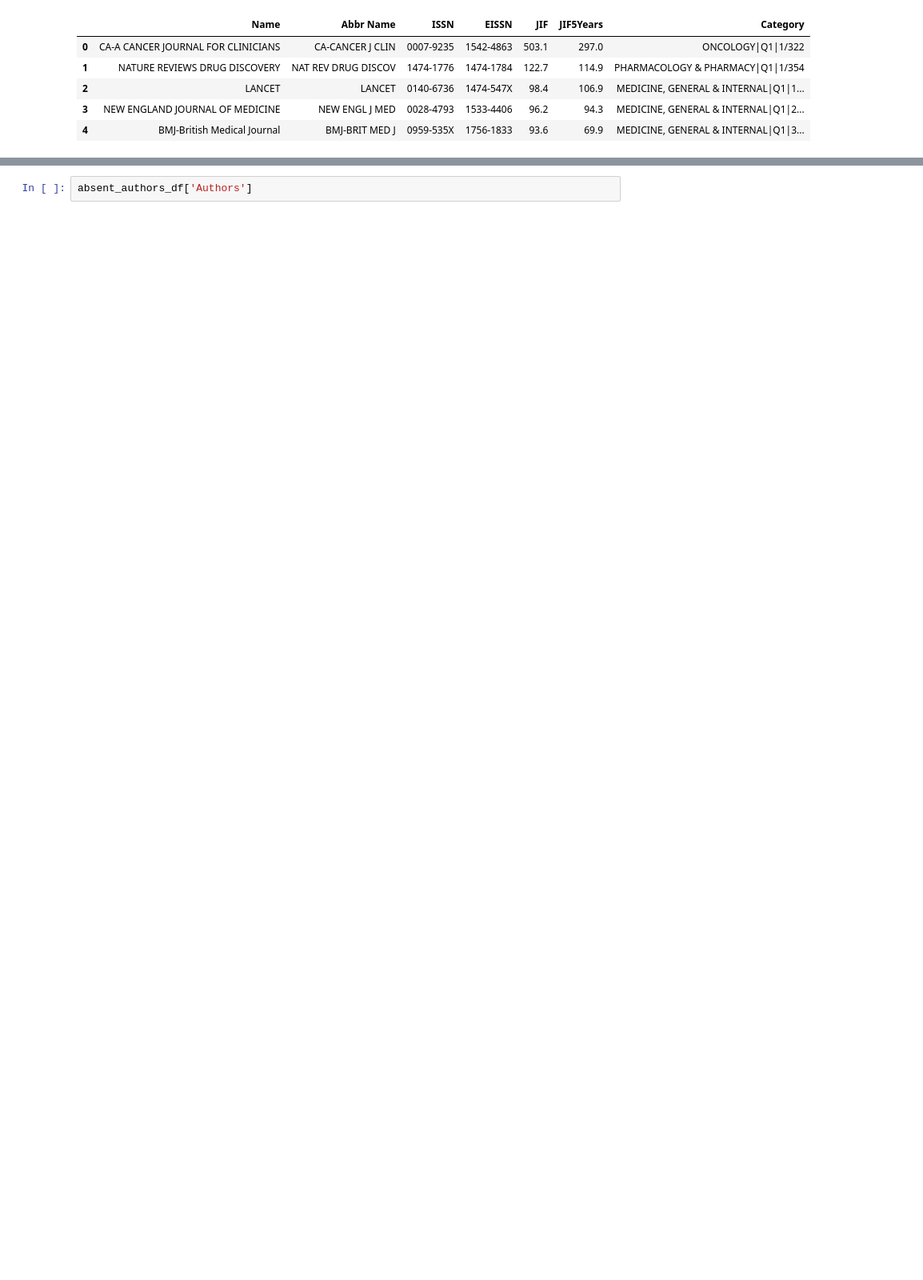
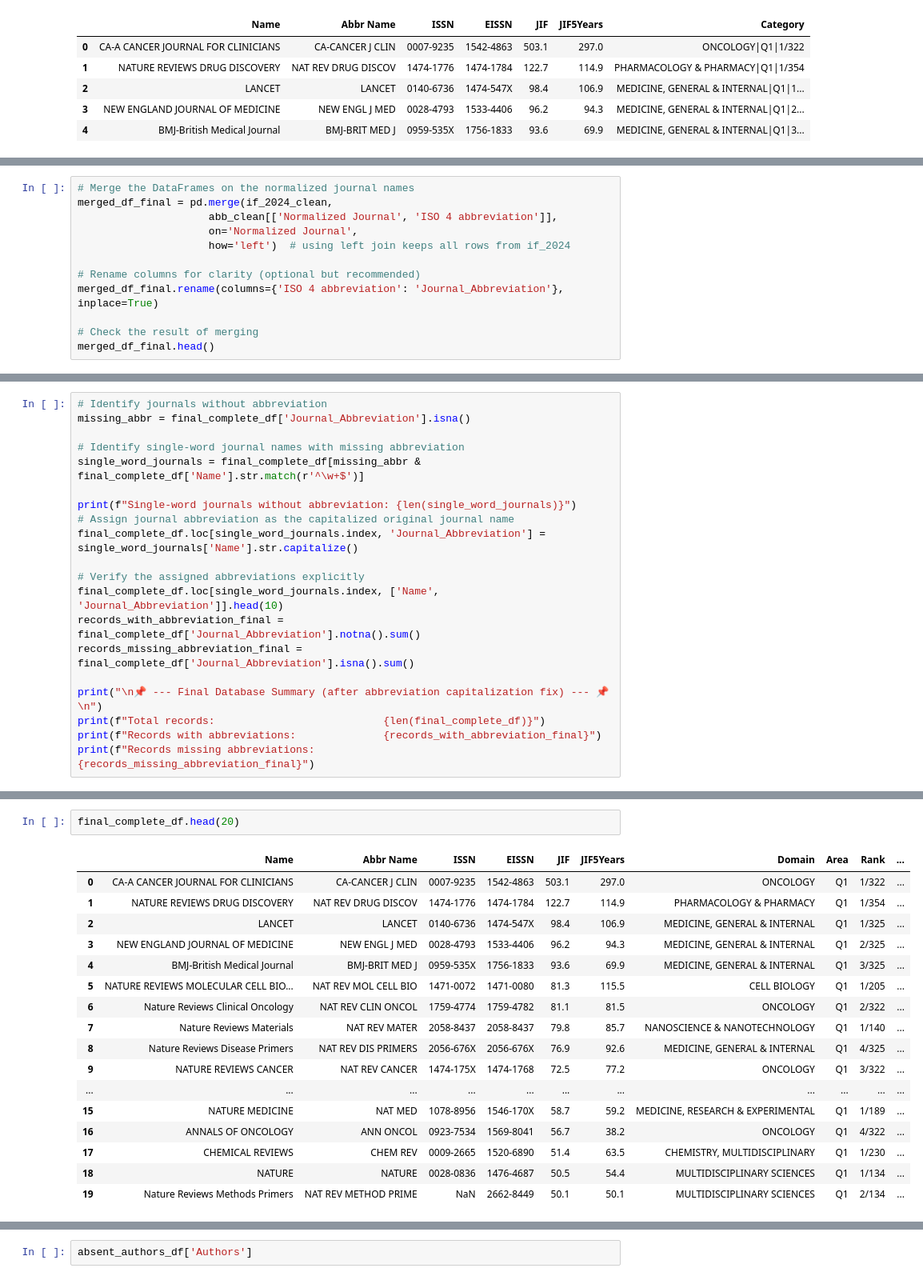
Before and after one commit to Parakhonskiy/publication-analysis, a Jupyter notebook: notebooks/Journal_database.ipynb, the cells around one changed output, grey strips where cells are left out. Shown: that part at 80% size. Cells and saved outputs as stored; diff of their text form; blank space fills up the shorter version.

```diff
--- a/notebooks/Journal_database.ipynb
+++ b/notebooks/Journal_database.ipynb
@@ -214,0 +218,12 @@ Name: Title, Length: 109, dtype: object
+# %%
+# Merge the DataFrames on the normalized journal names
+merged_df_final = pd.merge(if_2024_clean,
+                     abb_clean[['Normalized Journal', 'ISO 4 abbreviation']],
+                     on='Normalized Journal',
+                     how='left')  # using left join keeps all rows from if_2024
+
+# Rename columns for clarity (optional but recommended)
+merged_df_final.rename(columns={'ISO 4 abbreviation': 'Journal_Abbreviation'}, inplace=True)
+
+# Check the result of merging
+merged_df_final.head()
@@ -214,0 +363,20 @@ Name: Title, Length: 109, dtype: object
+# %%
+# Identify journals without abbreviation
+missing_abbr = final_complete_df['Journal_Abbreviation'].isna()
+
+# Identify single-word journal names with missing abbreviation
+single_word_journals = final_complete_df[missing_abbr & final_complete_df['Name'].str.match(r'^\w+$')]
+
+print(f"Single-word journals without abbreviation: {len(single_word_journals)}")
+# Assign journal abbreviation as the capitalized original journal name
+final_complete_df.loc[single_word_journals.index, 'Journal_Abbreviation'] = single_word_journals['Name'].str.capitalize()
+
+# Verify the assigned abbreviations explicitly
+final_complete_df.loc[single_word_journals.index, ['Name', 'Journal_Abbreviation']].head(10)
+records_with_abbreviation_final = final_complete_df['Journal_Abbreviation'].notna().sum()
+records_missing_abbreviation_final = final_complete_df['Journal_Abbreviation'].isna().sum()
+
+print("\n📌 --- Final Database Summary (after abbreviation capitalization fix) --- 📌\n")
+print(f"Total records:                           {len(final_complete_df)}")
+print(f"Records with abbreviations:              {records_with_abbreviation_final}")
+print(f"Records missing abbreviations:           {records_missing_abbreviation_final}")
@@ -214,0 +470,20 @@ Name: Title, Length: 109, dtype: object
+# %%
+final_complete_df.head(20)
+# %% [output]
+|  | Name | Abbr Name | ISSN | EISSN | JIF | JIF5Years | Domain | Area | Rank | ... |
+| 0 | CA-A CANCER JOURNAL FOR CLINICIANS | CA-CANCER J CLIN | 0007-9235 | 1542-4863 | 503.1 | 297.0 | ONCOLOGY | Q1 | 1/322 | ... |
+| 1 | NATURE REVIEWS DRUG DISCOVERY | NAT REV DRUG DISCOV | 1474-1776 | 1474-1784 | 122.7 | 114.9 | PHARMACOLOGY & PHARMACY | Q1 | 1/354 | ... |
+| 2 | LANCET | LANCET | 0140-6736 | 1474-547X | 98.4 | 106.9 | MEDICINE, GENERAL & INTERNAL | Q1 | 1/325 | ... |
+| 3 | NEW ENGLAND JOURNAL OF MEDICINE | NEW ENGL J MED | 0028-4793 | 1533-4406 | 96.2 | 94.3 | MEDICINE, GENERAL & INTERNAL | Q1 | 2/325 | ... |
+| 4 | BMJ-British Medical Journal | BMJ-BRIT MED J | 0959-535X | 1756-1833 | 93.6 | 69.9 | MEDICINE, GENERAL & INTERNAL | Q1 | 3/325 | ... |
+| 5 | NATURE REVIEWS MOLECULAR CELL BIO... | NAT REV MOL CELL BIO | 1471-0072 | 1471-0080 | 81.3 | 115.5 | CELL BIOLOGY | Q1 | 1/205 | ... |
+| 6 | Nature Reviews Clinical Oncology | NAT REV CLIN ONCOL | 1759-4774 | 1759-4782 | 81.1 | 81.5 | ONCOLOGY | Q1 | 2/322 | ... |
+| 7 | Nature Reviews Materials | NAT REV MATER | 2058-8437 | 2058-8437 | 79.8 | 85.7 | NANOSCIENCE & NANOTECHNOLOGY | Q1 | 1/140 | ... |
+| 8 | Nature Reviews Disease Primers | NAT REV DIS PRIMERS | 2056-676X | 2056-676X | 76.9 | 92.6 | MEDICINE, GENERAL & INTERNAL | Q1 | 4/325 | ... |
+| 9 | NATURE REVIEWS CANCER | NAT REV CANCER | 1474-175X | 1474-1768 | 72.5 | 77.2 | ONCOLOGY | Q1 | 3/322 | ... |
+| ... | ... | ... | ... | ... | ... | ... | ... | ... | ... | ... |
+| 15 | NATURE MEDICINE | NAT MED | 1078-8956 | 1546-170X | 58.7 | 59.2 | MEDICINE, RESEARCH & EXPERIMENTAL | Q1 | 1/189 | ... |
+| 16 | ANNALS OF ONCOLOGY | ANN ONCOL | 0923-7534 | 1569-8041 | 56.7 | 38.2 | ONCOLOGY | Q1 | 4/322 | ... |
+| 17 | CHEMICAL REVIEWS | CHEM REV | 0009-2665 | 1520-6890 | 51.4 | 63.5 | CHEMISTRY, MULTIDISCIPLINARY | Q1 | 1/230 | ... |
+| 18 | NATURE | NATURE | 0028-0836 | 1476-4687 | 50.5 | 54.4 | MULTIDISCIPLINARY SCIENCES | Q1 | 1/134 | ... |
+| 19 | Nature Reviews Methods Primers | NAT REV METHOD PRIME | NaN | 2662-8449 | 50.1 | 50.1 | MULTIDISCIPLINARY SCIENCES | Q1 | 2/134 | ... |
```
Also changed, not shown: parts of 30 cells of this notebook, 1 other file.
